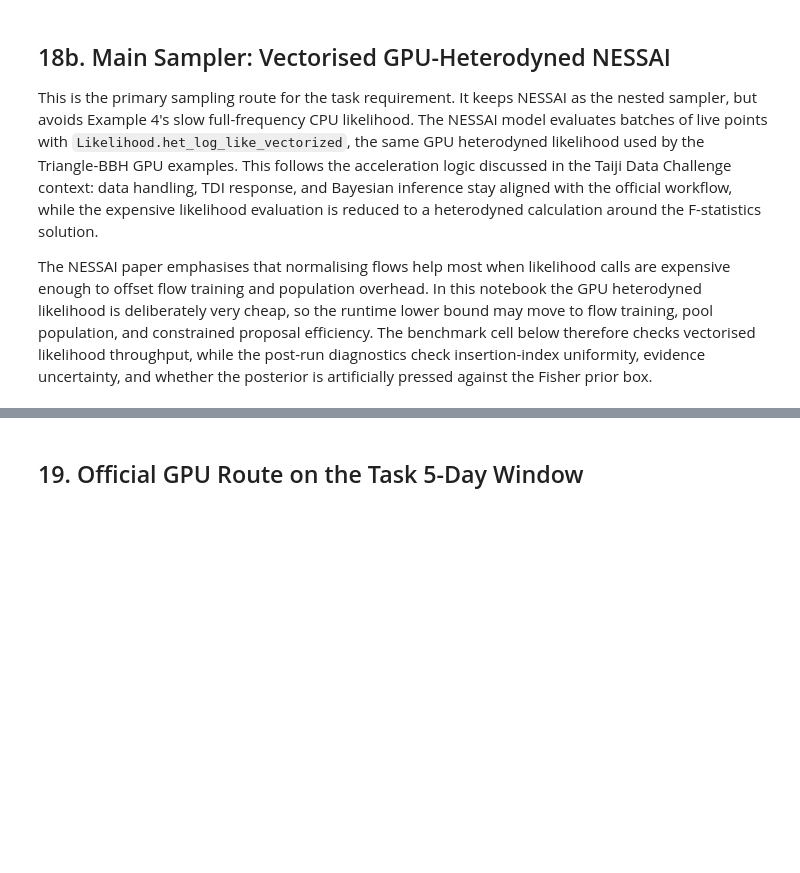
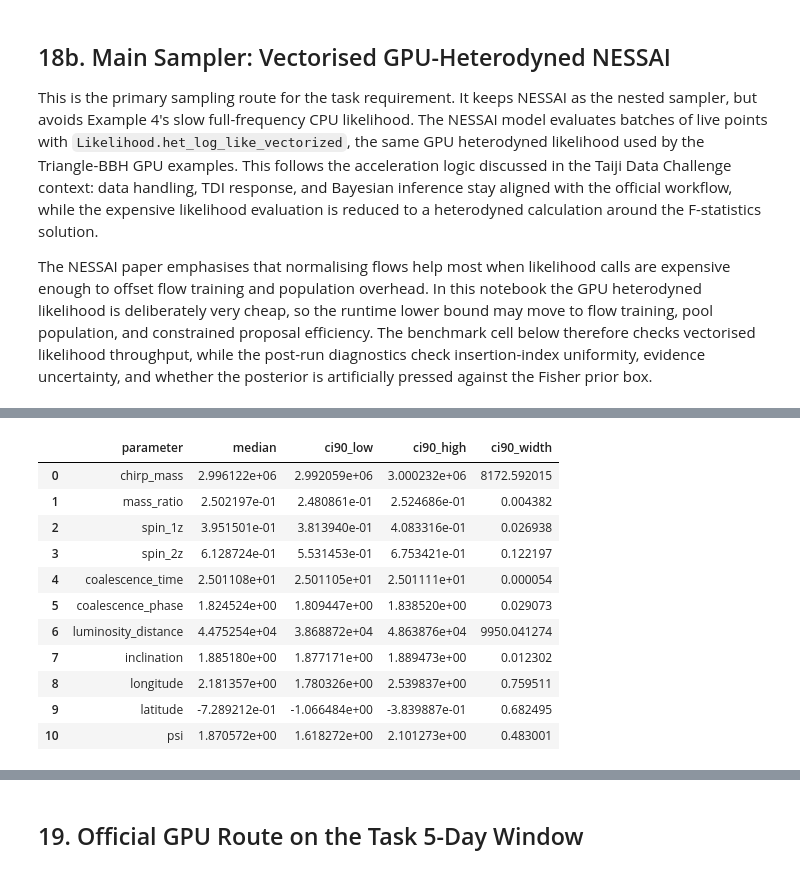
Before and after one commit to leichang131-debug/task5-lisa-taiji, a Jupyter notebook: notebooks/02_taiji_mbhb_parameter_estimation.ipynb, the cells around one changed output, grey strips where cells are left out. Drawn from its saved outputs; the diff is of its cells as text; code cells hidden in the pictures; blank space fills up the shorter version.

```diff
--- a/notebooks/02_taiji_mbhb_parameter_estimation.ipynb
+++ b/notebooks/02_taiji_mbhb_parameter_estimation.ipynb
@@ -1095,6 +1318,7 @@ likelihood throughput, while the post-run diagnostics check insertion-index
 uniformity, evidence uncertainty, and whether the posterior is artificially
 pressed against the Fisher prior box.
 # %%
+print("Entering GPU NESSAI model cell", flush=True)
 GPU_NESSAI_INTERNAL_PARAM_NAMES = [
     "log_chirp_mass",
     "mass_ratio",
@@ -1110,6 +1334,7 @@ GPU_NESSAI_INTERNAL_PARAM_NAMES = [
 ]
 
 from nessai.model import Model
+print("Imported nessai.model.Model", flush=True)
 try:
     import cupy as cp
 except ImportError:
@@ -1141,6 +1366,14 @@ GPU_NESSAI_FALLBACK_HALF_WIDTHS = {
     "longitude": PI,
     "latitude": 0.8,
     "psi": PI / 2,
+}
+
+GPU_NESSAI_LOCAL_MAX_HALF_WIDTHS = {
+    "coalescence_phase": 0.5,
+    "inclination": 0.25,
+    "longitude": 0.5,
+    "latitude": 0.5,
+    "psi": 0.5,
 }
 
 GPU_NESSAI_PHYSICAL_LIMITS = {
@@ -1199,6 +1432,8 @@ def build_gpu_nessai_bounds(gpu_search: dict, FIM=None, nsigma: float = GPU_NESS
         center = float(search[name])
         sigma = float(errors.get(name, np.nan)) if errors is not None else np.nan
         half_width = nsigma * sigma if np.isfinite(sigma) and sigma > 0 else GPU_NESSAI_FALLBACK_HALF_WIDTHS[name]
+        if GPU_NESSAI_SKY_PRIOR_MODE == "local_fisher" and name in GPU_NESSAI_LOCAL_MAX_HALF_WIDTHS:
+            half_width = min(half_width, GPU_NESSAI_LOCAL_MAX_HALF_WIDTHS[name])
         lo, hi = center - half_width, center + half_width
         hard_lo, hard_hi = GPU_NESSAI_PHYSICAL_LIMITS[name]
         lower_phys[name] = float(max(hard_lo, lo))
@@ -1232,6 +1467,25 @@ class TaijiGPUHeterodynedNESSAIModel(Model):
         self.vectorised_likelihood = True
         self.likelihood_chunksize = likelihood_chunksize
 
+    def verify_model(self):
+        # NESSAI's default verification evaluates the likelihood at a random
+        # prior point during FlowSampler construction. For this task that can
+        # call the native BBHx GPU waveform outside the heterodyned fiducial's
+        # numerically safe neighbourhood and kill the kernel before our explicit
+        # coordinate/benchmark checks run. We therefore validate the structural
+        # pieces here and rely on run_gpu_nessai_coordinate_check plus
+        # benchmark_gpu_nessai_likelihood for the expensive likelihood checks.
+        if not self.names:
+            raise RuntimeError("NESSAI model has no parameter names.")
+        missing = [name for name in self.names if name not in self.bounds]
+        if missing:
+            raise RuntimeError(f"NESSAI model bounds missing parameters: {missing}")
+        for name in self.names:
+            lo, hi = self.bounds[name]
+            if not np.isfinite(lo) or not np.isfinite(hi) or lo >= hi:
+                raise RuntimeError(f"Invalid NESSAI bounds for {name}: {self.bounds[name]}")
+        return True
+
     def log_prior(self, x):
         log_p = np.full(x.size, -np.inf)
         in_bounds = self.in_bounds(x)
@@ -1243,9 +1497,27 @@ class TaijiGPUHeterodynedNESSAIModel(Model):
 
     def log_likelihood(self, x):
         params = np.vstack([np.atleast_1d(x[name]).astype(float) for name in self.names])
-        ll = self._like_gpu.het_log_like_vectorized(params)
-        ll = to_numpy_array(ll).reshape(-1)
-        return ll if x.size > 1 else float(ll[0])
+        n_points = params.shape[1]
+        single_point = n_points == 1
+        ll = np.full(n_points, -np.inf, dtype=float)
+        valid = np.all(np.isfinite(params), axis=0)
+        for idx, name in enumerate(self.names):
+            lo, hi = self.bounds[name]
+            valid &= (params[idx] >= lo) & (params[idx] <= hi)
+        if not np.any(valid):
+            return float(ll[0]) if single_point else ll
+        params_valid = params[:, valid]
+        # Triangle-BBH's vectorised heterodyned likelihood expects a true batch.
+        # NESSAI calls this method with one point during model verification, so
+        # duplicate that point and keep the first result.
+        duplicate_valid = params_valid.shape[1] == 1
+        params_eval = np.repeat(params_valid, 2, axis=1) if duplicate_valid else params_valid
+        ll_valid = self._like_gpu.het_log_like_vectorized(params_eval)
+        ll_valid = to_numpy_array(ll_valid).reshape(-1)
+        if duplicate_valid:
+            ll_valid = ll_valid[:1]
+        ll[valid] = ll_valid
+        return float(ll[0]) if single_point else ll
 
 def structured_samples_to_physical_dataframe(samples) -> pd.DataFrame:
     rows = []
@@ -1260,7 +1532,10 @@ def run_gpu_nessai_coordinate_check(model: TaijiGPUHeterodynedNESSAIModel, gpu_s
     searched_internal_logl = float(np.asarray(model.log_likelihood(searched_structured)).reshape(-1)[0])
 
     searched_physical_raw = physical_array_in_physical_order(gpu_search["searched_parameters"])
-    searched_physical_raw_logl = float(to_numpy_array(model._like_gpu.het_log_like_vectorized(searched_physical_raw[:, np.newaxis])).reshape(-1)[0])
+    physical_raw_within_internal_bounds = {
+        name: bool(model.bounds[name][0] <= searched_physical_raw[i] <= model.bounds[name][1])
+        for i, name in enumerate(GPU_NESSAI_INTERNAL_PARAM_NAMES)
+    }
 
     injection_internal = physical_to_internal_array(injected_parameters)
     injection_structured = internal_array_to_structured(injection_internal)
@@ -1277,11 +1552,13 @@ def run_gpu_nessai_coordinate_check(model: TaijiGPUHeterodynedNESSAIModel, gpu_s
         "coordinate_space": "Triangle-BBH internal ParamDict2ParamArr coordinates",
         "prior_space": "uniform in internal coordinates; log parameters imply Jeffreys-like physical priors for chirp mass and luminosity distance",
         "searched_internal_log_likelihood": searched_internal_logl,
-        "searched_physical_raw_log_likelihood": searched_physical_raw_logl,
+        "searched_physical_raw_log_likelihood": None,
+        "searched_physical_raw_check": "skipped intentionally: raw physical-order parameters are not valid Triangle-BBH internal coordinates and can trigger native BBHx CUDA errors",
+        "physical_raw_within_internal_bounds": physical_raw_within_internal_bounds,
         "injection_internal_log_likelihood": injection_internal_logl,
         "preflight_log_likelihood_at_injection": preflight_logl,
         "injection_minus_preflight": None if preflight_logl is None else injection_internal_logl - float(preflight_logl),
-        "physical_raw_minus_internal": searched_physical_raw_logl - searched_internal_logl,
+        "physical_raw_minus_internal": None,
         "max_roundtrip_abs_error": max_roundtrip_abs_error,
         "passes_roundtrip": bool(max_roundtrip_abs_error < 1e-7),
     }
@@ -1453,8 +1730,11 @@ def posterior_boundary_check(posterior_df: pd.DataFrame, physical_bounds: dict,
 def run_gpu_nessai_sampler(gpu_search: dict, FIM, label: str):
     import time
     from nessai.flowsampler import FlowSampler
+    print(f"{label}: building NESSAI bounds", flush=True)
     bounds, physical_bounds = build_gpu_nessai_bounds(gpu_search, FIM)
+    print(f"{label}: building GPU heterodyned likelihood", flush=True)
     like_gpu = build_gpu_heterodyned_likelihood(gpu_search)
+    print(f"{label}: constructing NESSAI model", flush=True)
     model = TaijiGPUHeterodynedNESSAIModel(
         GPU_NESSAI_INTERNAL_PARAM_NAMES,
         bounds,
@@ -1463,6 +1743,7 @@ def run_gpu_nessai_sampler(gpu_search: dict, FIM, label: str):
     )
     save_json({"internal_bounds": bounds, "physical_bounds": physical_bounds}, f"{label}_gpu_nessai_bounds.json")
     output = RESULT_DIR / f"{label}_gpu_nessai"
+    print(f"{label}: constructing FlowSampler", flush=True)
     fs = FlowSampler(
         model,
         output=str(output),
@@ -1473,6 +1754,7 @@ def run_gpu_nessai_sampler(gpu_search: dict, FIM, label: str):
         likelihood_chunksize=GPU_NESSAI_LIKELIHOOD_CHUNKSIZE,
         pytorch_threads=1,
     )
+    print(f"{label}: FlowSampler constructed", flush=True)
     if RUN_GPU_NESSAI_COORDINATE_CHECK:
         run_gpu_nessai_coordinate_check(model, gpu_search, label)
     if RUN_GPU_NESSAI_BENCHMARK:
@@ -1490,6 +1772,7 @@ def run_gpu_nessai_sampler(gpu_search: dict, FIM, label: str):
             "likelihood_chunksize": GPU_NESSAI_LIKELIHOOD_CHUNKSIZE,
             "prior_sigma": GPU_NESSAI_PRIOR_SIGMA,
             "sky_prior_mode": GPU_NESSAI_SKY_PRIOR_MODE,
+            "local_max_half_widths": GPU_NESSAI_LOCAL_MAX_HALF_WIDTHS,
             "boundary_relative_tolerance": GPU_NESSAI_BOUNDARY_RELATIVE_TOL,
             "boundary_warning_fraction": GPU_NESSAI_BOUNDARY_WARNING_FRACTION,
             "torch_available": HAS_TORCH,
@@ -1543,3 +1826,4 @@ if RUN_GPU_NESSAI_SAMPLER and baseline_gpu_search is not None and baseline_gpu_F
     display(baseline_gpu_summary)
 else:
     print("GPU heterodyned NESSAI code is present but not executed.")
+# %% [output]
@@ -1546,3 +1847,15 @@ else:
+|  | parameter | median | ci90_low | ci90_high | ci90_width |
+| 0 | chirp_mass | 2.996122e+06 | 2.992059e+06 | 3.000232e+06 | 8172.592015 |
+| 1 | mass_ratio | 2.502197e-01 | 2.480861e-01 | 2.524686e-01 | 0.004382 |
+| 2 | spin_1z | 3.951501e-01 | 3.813940e-01 | 4.083316e-01 | 0.026938 |
+| 3 | spin_2z | 6.128724e-01 | 5.531453e-01 | 6.753421e-01 | 0.122197 |
+| 4 | coalescence_time | 2.501108e+01 | 2.501105e+01 | 2.501111e+01 | 0.000054 |
+| 5 | coalescence_phase | 1.824524e+00 | 1.809447e+00 | 1.838520e+00 | 0.029073 |
+| 6 | luminosity_distance | 4.475254e+04 | 3.868872e+04 | 4.863876e+04 | 9950.041274 |
+| 7 | inclination | 1.885180e+00 | 1.877171e+00 | 1.889473e+00 | 0.012302 |
+| 8 | longitude | 2.181357e+00 | 1.780326e+00 | 2.539837e+00 | 0.759511 |
+| 9 | latitude | -7.289212e-01 | -1.066484e+00 | -3.839887e-01 | 0.682495 |
+| 10 | psi | 1.870572e+00 | 1.618272e+00 | 2.101273e+00 | 0.483001 |
 # %%
 def build_gpu_eryn_likelihood(gpu_search: dict) -> Likelihood:
     return build_gpu_heterodyned_likelihood(gpu_search)
```
Also changed, not shown: parts of 28 cells of this notebook, 38 other files.
